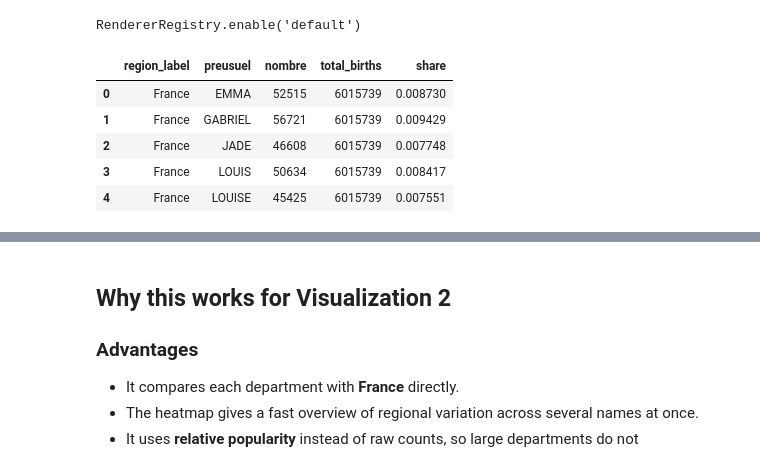
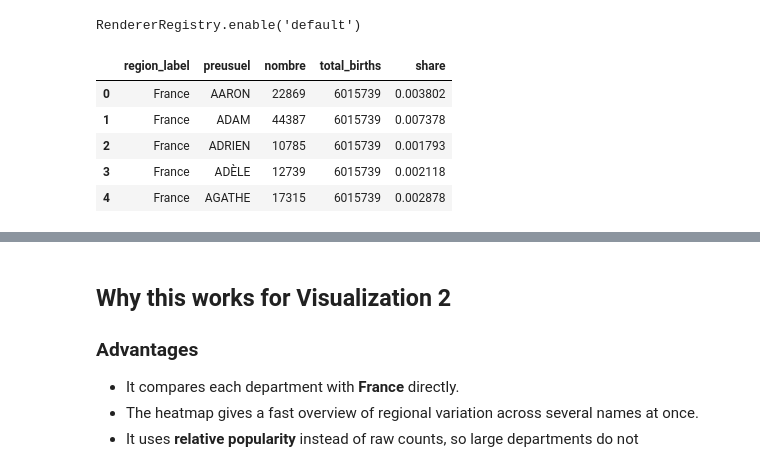
Before and after one commit to LeHoang510/Visualization-Mini-Project, a Jupyter notebook: Visualization 2 - Regional Name Heatmap.ipynb, the cells around one changed output, grey strips where cells are left out. Drawn from its saved outputs; the diff is of its cells as text; code cells hidden in the pictures.

```diff
--- a/Visualization 2 - Regional Name Heatmap.ipynb
+++ b/Visualization 2 - Regional Name Heatmap.ipynb
@@ -32,60 +32,66 @@ recent = names[names['annais'].between(2010, 2020)].copy()
 
 # A few signature names from the recent national top names.
 selected_names = ['GABRIEL', 'LUCAS', 'EMMA', 'LOUIS', 'JADE', 'NATHAN', 'LOUISE', 'LÉO']
+top_name_pool = (
+    recent.groupby('preusuel', as_index=False)['nombre']
+    .sum()
+    .sort_values('nombre', ascending=False)
+    .head(150)
+)
+available_names = top_name_pool['preusuel'].tolist()
 
 # A few signature departments with large birth volumes and different contexts.
 selected_depts = ['75', '59', '69', '13', '93', '33', '44', '31']
-selected_dept_labels = (
-    depts[depts['code'].isin(selected_depts)]
-    .assign(region_label=lambda d: d['nom'] + ' (' + d['code'] + ')')
-    [['code', 'region_label']]
-)
+dept_labels = depts.assign(region_label=lambda d: d['nom'] + ' (' + d['code'] + ')')[['code', 'region_label']]
+selected_dept_labels = dept_labels[dept_labels['code'].isin(selected_depts)].copy()
 
 # Regional name counts and total births by department.
 dept_name = (
-    recent[recent['preusuel'].isin(selected_names) & recent['dpt'].isin(selected_depts)]
+    recent[recent['preusuel'].isin(available_names)]
     .groupby(['dpt', 'preusuel'], as_index=False)['nombre']
     .sum()
 )
 
 dept_total = (
-    recent[recent['dpt'].isin(selected_depts)]
+    recent
     .groupby('dpt', as_index=False)['nombre']
     .sum()
     .rename(columns={'nombre': 'total_births'})
 )
 
 dept_heat = (
     dept_name.merge(dept_total, on='dpt', how='left')
-    .merge(selected_dept_labels, left_on='dpt', right_on='code', how='left')
+    .merge(dept_labels, left_on='dpt', right_on='code', how='left')
 )
 dept_heat['share'] = dept_heat['nombre'] / dept_heat['total_births']
 dept_heat = dept_heat[['region_label', 'preusuel', 'nombre', 'total_births', 'share']]
 
 # National reference column.
 fr_name = (
-    recent[recent['preusuel'].isin(selected_names)]
+    recent[recent['preusuel'].isin(available_names)]
     .groupby('preusuel', as_index=False)['nombre']
     .sum()
 )
 fr_total = recent['nombre'].sum()
 fr_heat = fr_name.copy()
 fr_heat['region_label'] = 'France'
 fr_heat['total_births'] = fr_total
 fr_heat['share'] = fr_heat['nombre'] / fr_heat['total_births']
 fr_heat = fr_heat[['region_label', 'preusuel', 'nombre', 'total_births', 'share']]
 
 heatmap_data = pd.concat([fr_heat, dept_heat], ignore_index=True)
 
 name_order = selected_names[::-1]
 region_order = ['France'] + selected_dept_labels['region_label'].tolist()
+all_region_order = ['France'] + dept_labels['region_label'].tolist()
+department_selector_data = pd.DataFrame({'region_label': dept_labels['region_label'].tolist()})
 
 heatmap_data.head()
 # %% [output]
 |  | region_label | preusuel | nombre | total_births | share |
-| 0 | France | EMMA | 52515 | 6015739 | 0.008730 |
-| 1 | France | GABRIEL | 56721 | 6015739 | 0.009429 |
-| 2 | France | JADE | 46608 | 6015739 | 0.007748 |
-| 3 | France | LOUIS | 50634 | 6015739 | 0.008417 |
-| 4 | France | LOUISE | 45425 | 6015739 | 0.007551 |
+| 0 | France | AARON | 22869 | 6015739 | 0.003802 |
+| 1 | France | ADAM | 44387 | 6015739 | 0.007378 |
+| 2 | France | ADRIEN | 10785 | 6015739 | 0.001793 |
+| 3 | France | ADÈLE | 12739 | 6015739 | 0.002118 |
+| 4 | France | AGATHE | 17315 | 6015739 | 0.002878 |
 # %%
```
Also changed, not shown: parts of 1 cell of this notebook, 4 other files.
